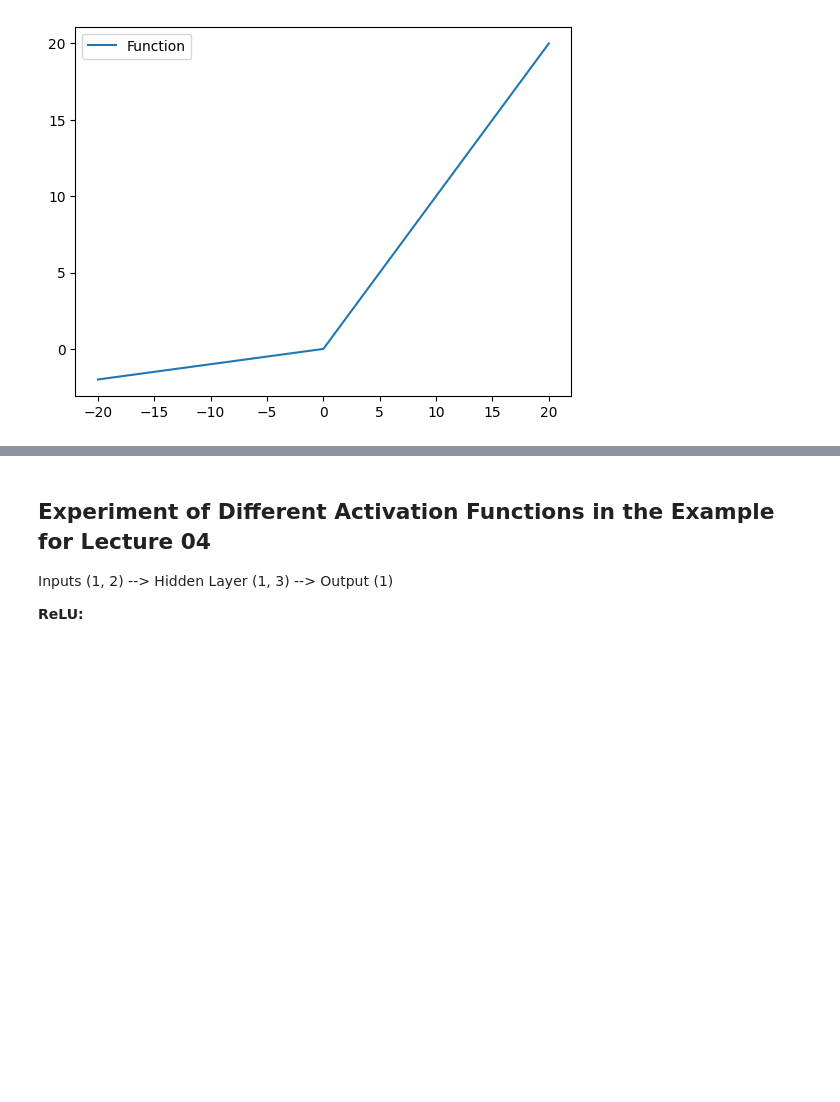
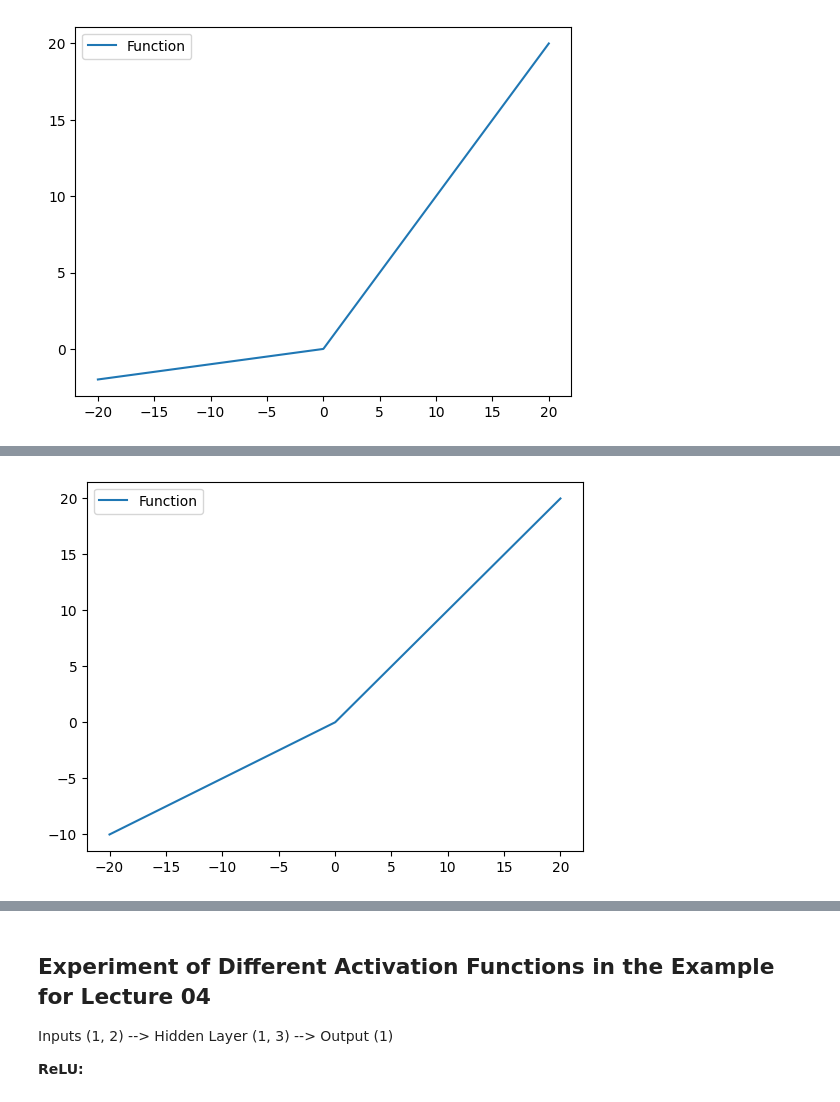
Before and after one commit to Lhahn01/activation-functions-lh, a Jupyter notebook: Activation Functions.ipynb, the cells around one changed output, grey strips where cells are left out. Cells and saved outputs as stored; diff of their text form; code cells hidden in the pictures; blank space fills up the shorter version.

```diff
--- a/Activation Functions.ipynb
+++ b/Activation Functions.ipynb
@@ -137,0 +204,16 @@ plt.show()
+# %%
+# Testing out different alpha
+a = 0.5
+x = np.linspace(-20, 20, 1000)
+y = []
+for curr_x in x:
+    if curr_x < 0:
+        y.append(a * curr_x)
+    else:
+        y.append(curr_x)
+
+plt.plot(x,y, label='Function')
+plt.legend(loc="upper left")
+plt.show()
+# %% [output]
+[figure, added]
```
Also changed, not shown: parts of 20 cells of this notebook.
